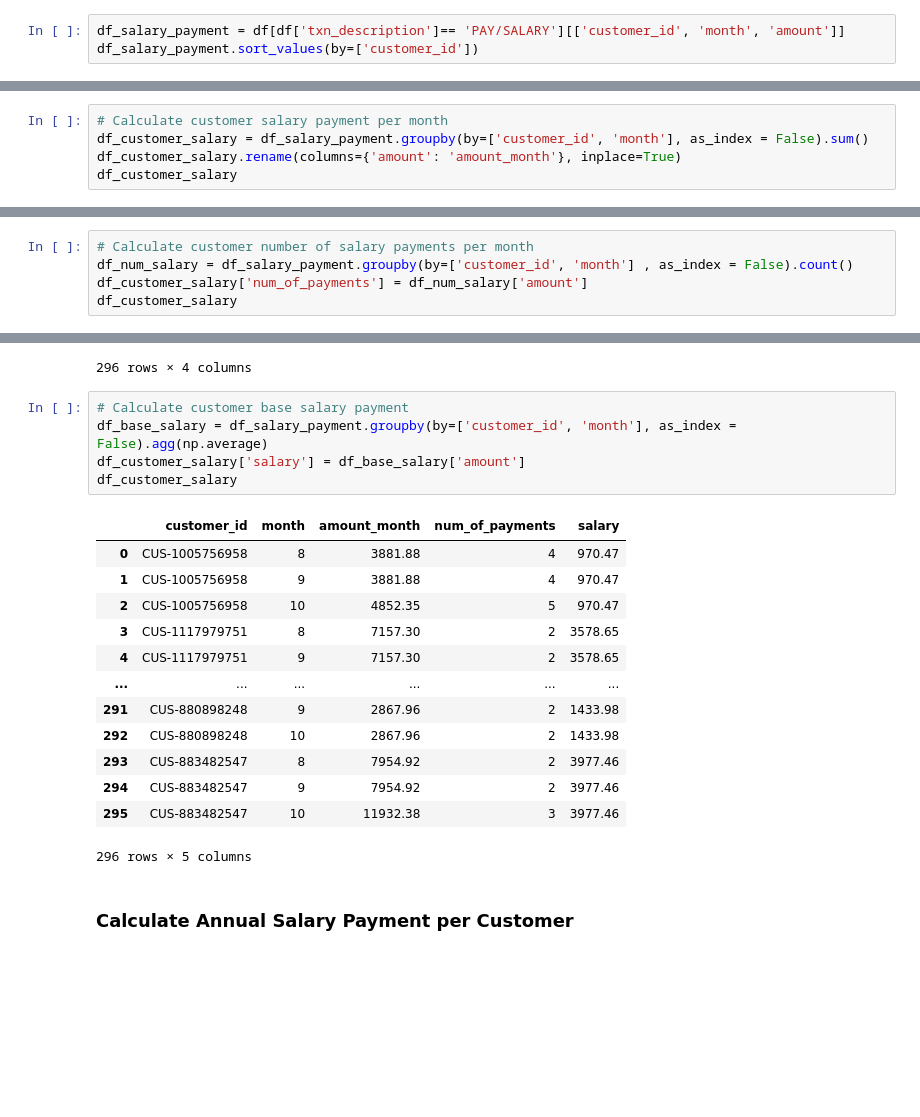
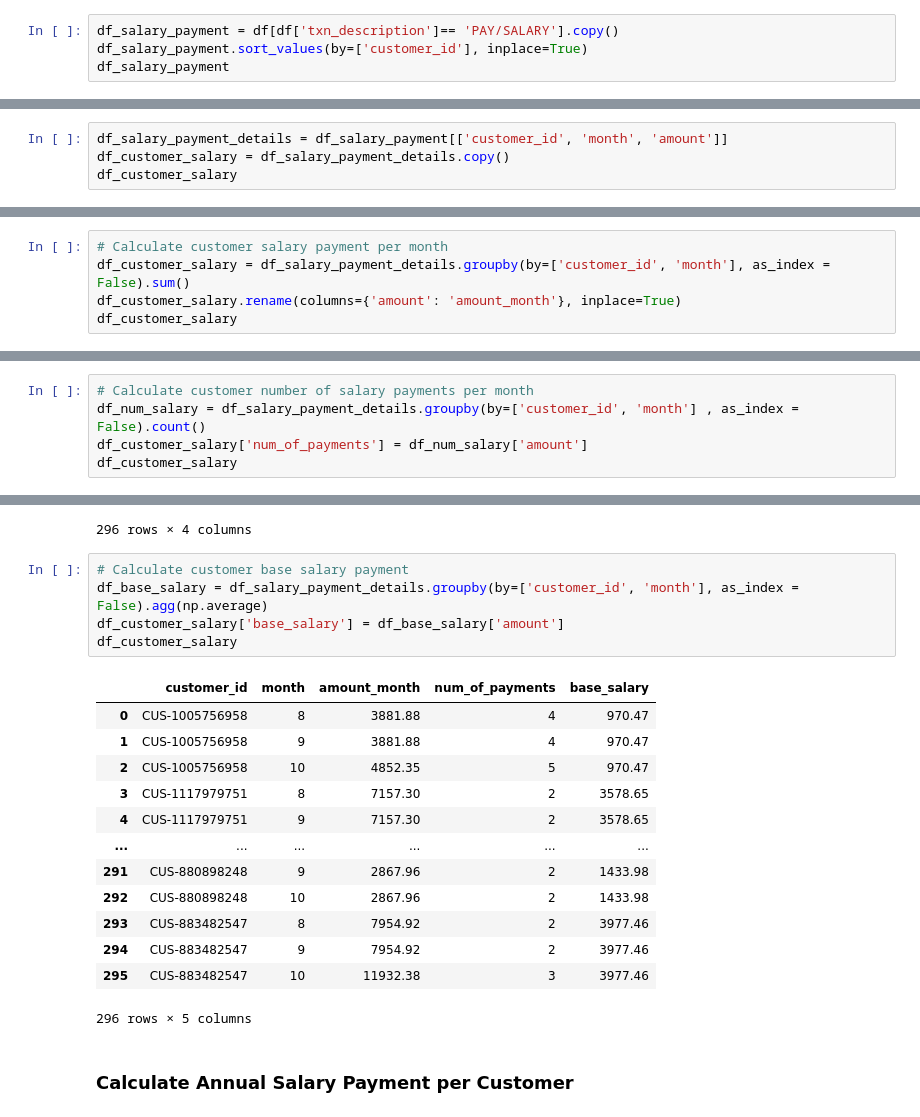
Before and after one commit to jtavara23/ANZ-synthesised-transaction-dataset, a Jupyter notebook: Task 2. Annual Salary Prediction .ipynb, the cells around one changed output, grey strips where cells are left out. Drawn from its saved outputs; the diff is of its cells as text; blank space fills up the shorter version.

```diff
--- a/Task 2. Annual Salary Prediction .ipynb
+++ b/Task 2. Annual Salary Prediction .ipynb
@@ -65,6 +65,7 @@ INTER BANK     742
 PHONE BANK     101
 Name: txn_description, dtype: int64
 # %%
-df_salary_payment = df[df['txn_description']== 'PAY/SALARY'][['customer_id', 'month', 'amount']]
-df_salary_payment.sort_values(by=['customer_id'])
+df_salary_payment = df[df['txn_description']== 'PAY/SALARY'].copy()
+df_salary_payment.sort_values(by=['customer_id'], inplace=True)
+df_salary_payment
 # %% [output]
@@ -85,0 +85,4 @@ df_customer_salary = df_salary_payment.copy()
+# %%
+df_salary_payment_details = df_salary_payment[['customer_id', 'month', 'amount']]
+df_customer_salary = df_salary_payment_details.copy()
+df_customer_salary
@@ -86,6 +103,6 @@ df_customer_salary = df_salary_payment.copy()
 # %%
 # Calculate customer salary payment per month
-df_customer_salary = df_salary_payment.groupby(by=['customer_id', 'month'], as_index = False).sum()
+df_customer_salary = df_salary_payment_details.groupby(by=['customer_id', 'month'], as_index = False).sum()
 df_customer_salary.rename(columns={'amount': 'amount_month'}, inplace=True)
 df_customer_salary
 # %% [output]
@@ -104,7 +121,7 @@ df_customer_salary
 296 rows × 3 columns
 # %%
 # Calculate customer number of salary payments per month
-df_num_salary = df_salary_payment.groupby(by=['customer_id', 'month'] , as_index = False).count()
+df_num_salary = df_salary_payment_details.groupby(by=['customer_id', 'month'] , as_index = False).count()
 df_customer_salary['num_of_payments'] = df_num_salary['amount']
 df_customer_salary
 # %% [output]
@@ -123,11 +140,11 @@ df_customer_salary
 296 rows × 4 columns
 # %%
 # Calculate customer base salary payment
-df_base_salary = df_salary_payment.groupby(by=['customer_id', 'month'], as_index = False).agg(np.average)
-df_customer_salary['salary'] = df_base_salary['amount']
+df_base_salary = df_salary_payment_details.groupby(by=['customer_id', 'month'], as_index = False).agg(np.average)
+df_customer_salary['base_salary'] = df_base_salary['amount']
 df_customer_salary
 # %% [output]
-|  | customer_id | month | amount_month | num_of_payments | salary |
+|  | customer_id | month | amount_month | num_of_payments | base_salary |
 | 0 | CUS-1005756958 | 8 | 3881.88 | 4 | 970.47 |
 | 1 | CUS-1005756958 | 9 | 3881.88 | 4 | 970.47 |
 | 2 | CUS-1005756958 | 10 | 4852.35 | 5 | 970.47 |
```
Also changed, not shown: parts of 48 cells of this notebook.
